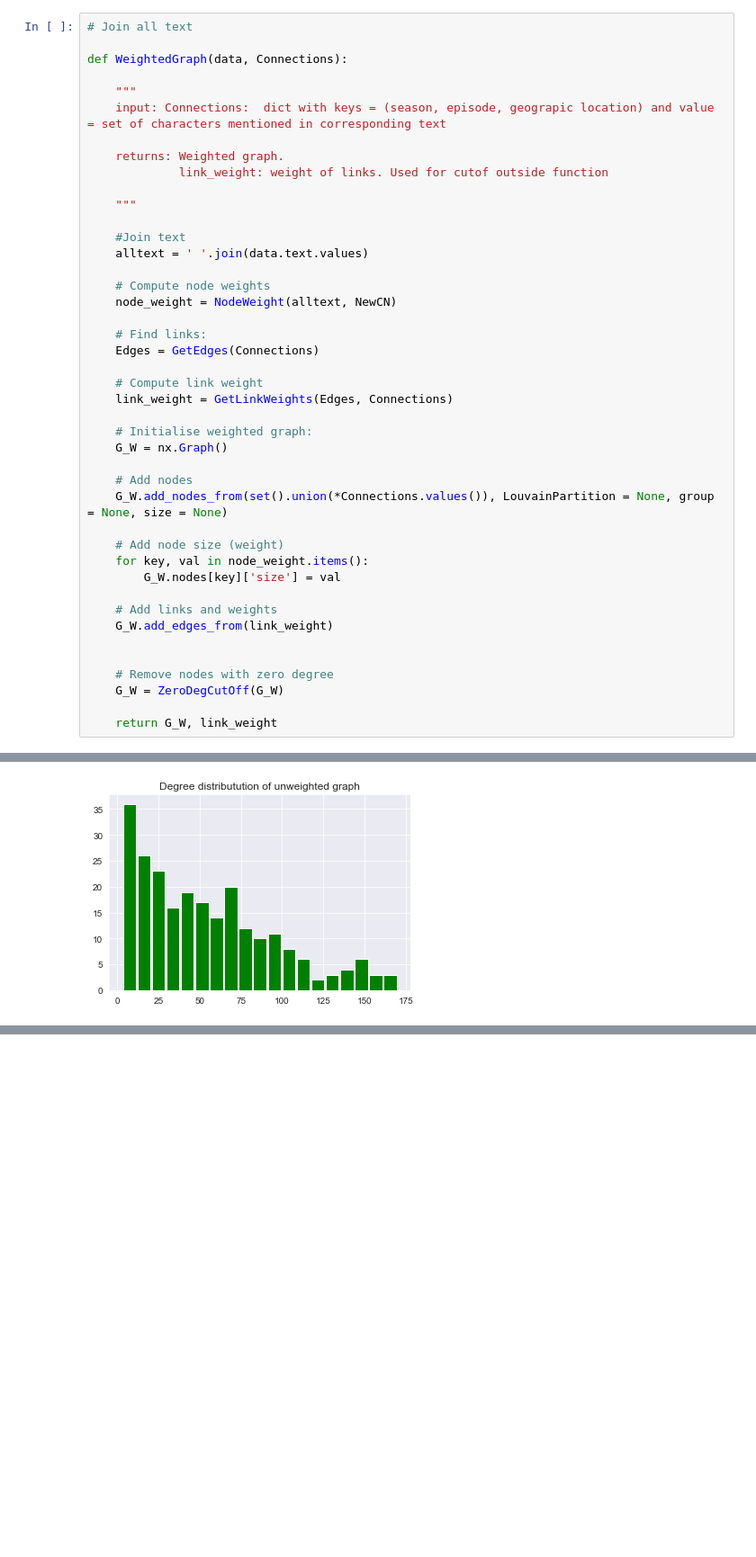
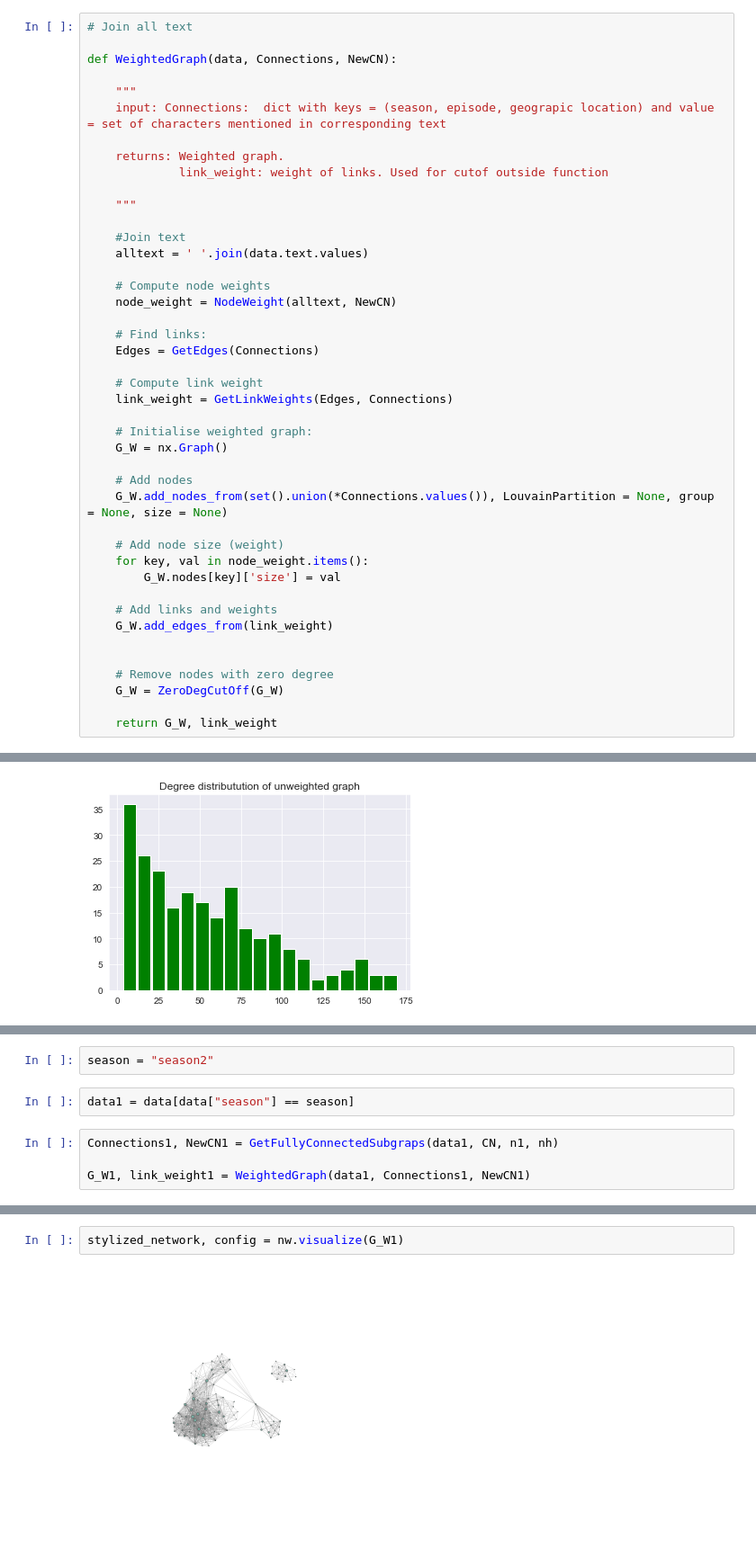
Before and after one commit to s183898/SocialScienceFinalProject, a Jupyter notebook: NetWorkMethods.ipynb, the cells around one changed output, grey strips where cells are left out. Shown at 90% size. Cells and saved outputs as stored; diff of their text form; blank space fills up the shorter version.

Commit message:
more graphs

```diff
--- a/NetWorkMethods.ipynb
+++ b/NetWorkMethods.ipynb
@@ -329,7 +329,7 @@ def ZeroDegCutOff(G):
 # %%
 # Join all text
 
-def WeightedGraph(data, Connections):
+def WeightedGraph(data, Connections, NewCN):
 
     """
     input: Connections:  dict with keys = (season, episode, geograpic location) and value = set of characters mentioned in corresponding text
@@ -640,0 +553,8 @@ len(graph.edges())
+# %%
+season = "season2"
+# %%
+data1 = data[data["season"] == season]
+# %%
+Connections1, NewCN1 = GetFullyConnectedSubgraps(data1, CN, n1, nh)
+
+G_W1, link_weight1 = WeightedGraph(data1, Connections1, NewCN1)
@@ -640,0 +563,4 @@ len(graph.edges())
+# %%
+stylized_network, config = nw.visualize(G_W1)
+# %% [output]
+[figure, added]
```
Also changed, not shown: parts of 24 cells of this notebook, 1 other file.
